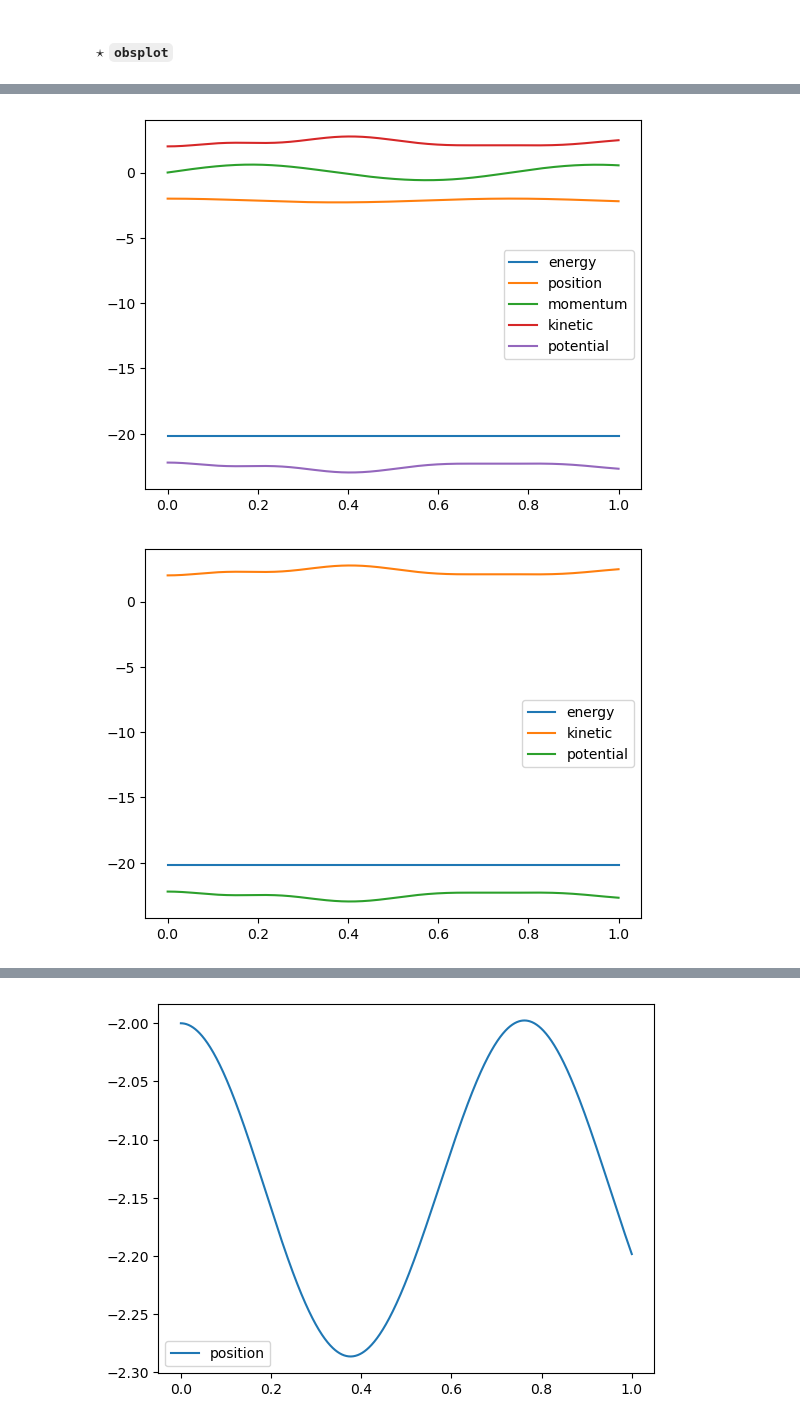
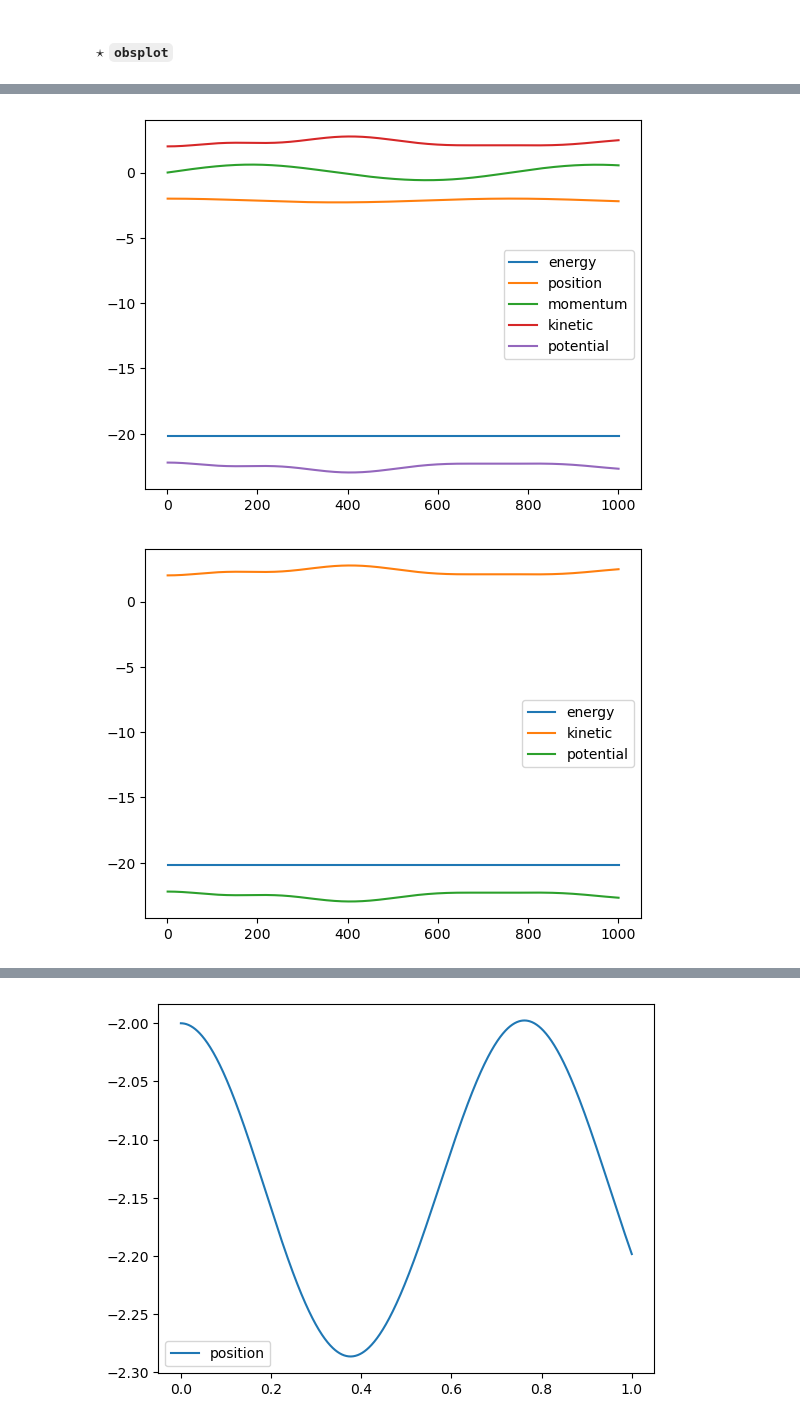
Before and after one commit to brownadder/expsolve, a Jupyter notebook: examples/tutorials/01_tensorgrid/08_observables.ipynb, the cells around one changed output, grey strips where cells are left out. Cells and saved outputs as stored; diff of their text form; code cells hidden in the pictures.

Commit message:
obsplot created, legendhandles added to plot

```diff
--- a/examples/tutorials/01_tensorgrid/08_observables.ipynb
+++ b/examples/tutorials/01_tensorgrid/08_observables.ipynb
@@ -232,14 +233,19 @@ potential changes from tensor([-22.2031], dtype=torch.float64) to tensor([-22.67
 # %% [markdown]
 We will store the values of observables in the dictionary `obsvalues`. We create a function `compute_obs_values` which computes all observables for `u` and appends it to this dictionary.
 # %%
+T = 1
+
+Ndt = 1000
+timegrid = torch.linspace(0, T, Ndt+1)
+
 obsvalues = {}
 for o in obs:
-    obsvalues[o]=[]
+    obsvalues[o] = torch.zeros((len(timegrid), 1), dtype=torch.float64)
 
-def compute_obs_values(u):
+def compute_obs_values(u, n):
     for o in obs:
         obsfn = obs[o]
-        obsvalues[o].append(ex.observable(obsfn, u, xr)[0])    # not the most general for batch parallelized
+        obsvalues[o][n] = ex.observable(obsfn, u, xr)    # not the most general for batch parallelized
 # %%
 n = 100
 L = 10
@@ -252,9 +258,7 @@ u = ex.normalize(u, xr)
 
 V = x**4 - 10*x**2
 
-T = 1
-
-compute_obs_values(u)
+compute_obs_values(u, 0)
 
 eLu = lambda h, u: ex.diffopexp(0, 2, 1j*h, u, xr)
 eVu = lambda h, u: exp(-1j*h*V)*u
@@ -264,7 +268,10 @@ def runstrang(T, N, u0):
     h = T/N
     for i in range(N):
         u = strang(h, u)
-        compute_obs_values(u)
+        compute_obs_values(u, i+1)
     return u
 
-ustrangT = runstrang(T, 1000, u)
+ustrangT = runstrang(T, Ndt, u)
+
+for o in obs:
+    obsvalues[o] = obsvalues[o].T
@@ -309,8 +315,8 @@ def obsplot(plt, obsvalues, obsnames=None, timegrid=None):
 # %%
-obsplot(plt, obsvalues)
+ex.obsplot(plt, obsvalues)
 # %% [output]
-[figure, old version]
+[figure, new version]
 # %%
-obsplot(plt, obsvalues, ['energy','kinetic','potential'])
+ex.obsplot(plt, obsvalues, ['energy','kinetic','potential'])
 # %% [output]
-[figure, old version]
+[figure, new version]
```
Also changed, not shown: parts of 8 cells of this notebook, 2 other files.
